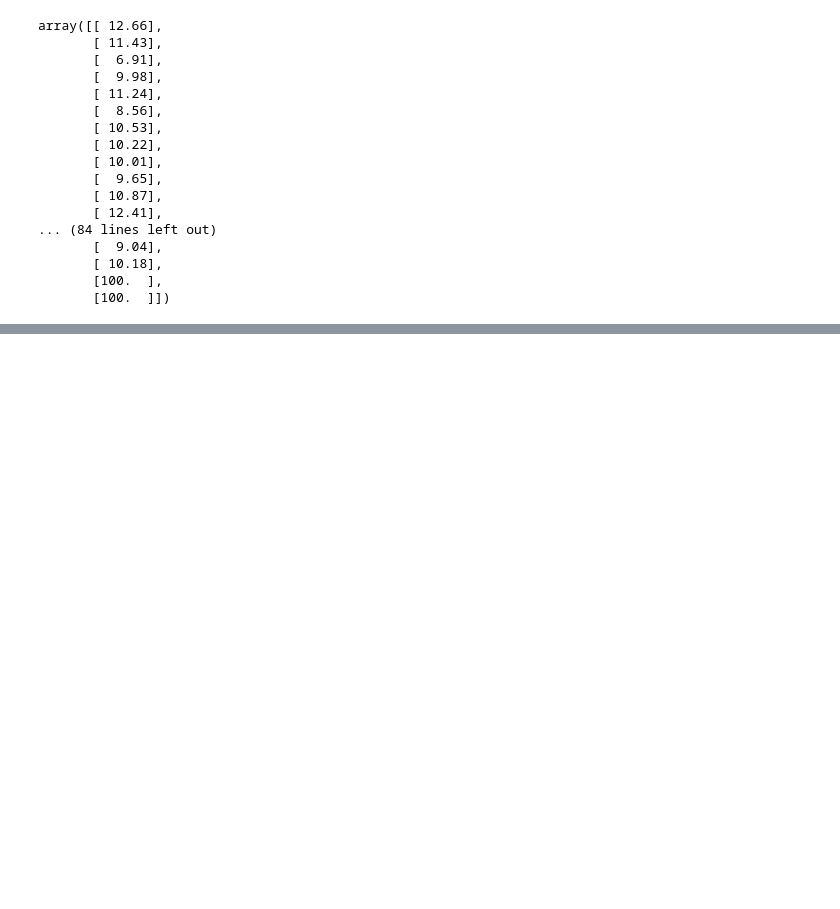
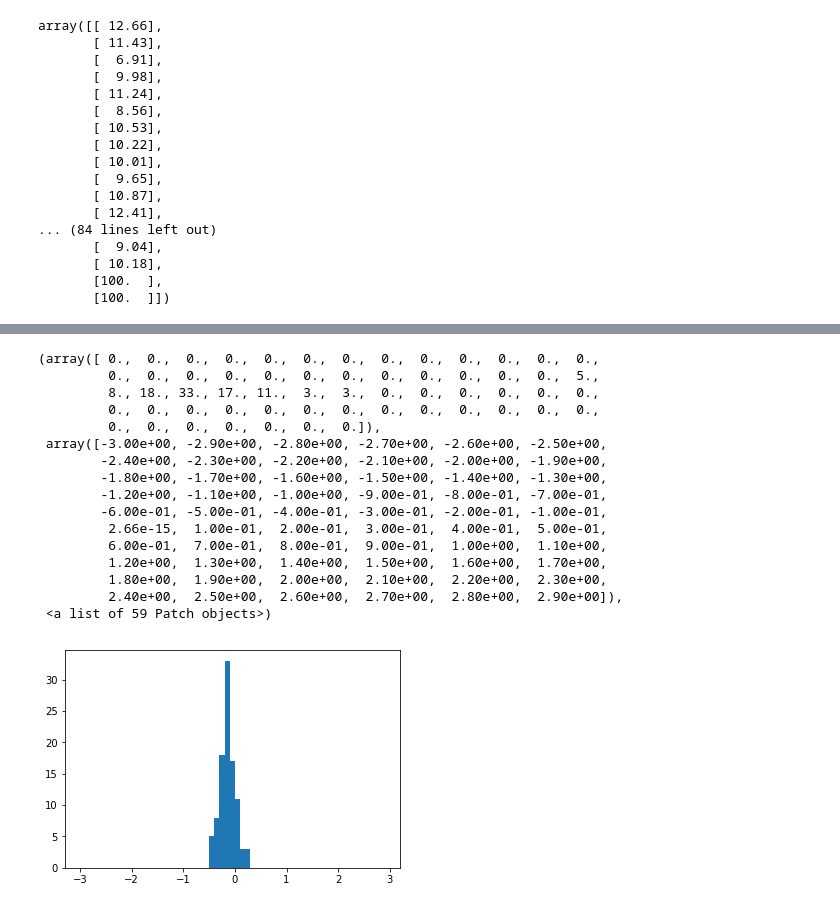
Before and after one commit to seraph92/data_analysis, a Jupyter notebook: py_data_analysis.ipynb, the cells around one changed output, grey strips where cells are left out. Cells and saved outputs as stored; diff of their text form; code cells hidden in the pictures; blank space fills up the shorter version.

```diff
--- a/py_data_analysis.ipynb
+++ b/py_data_analysis.ipynb
@@ -109,0 +164,21 @@ NameError: name 'StandardScalar' is not defined
+# %%
+x_StandardScalar_zoomin = x_StandardScalar[x_StandardScalar < 5]
+plt.hist(x_StandardScalar_zoomin, bins=np.arange(-3.0, 3.0, 0.1))
+# %% [output]
+(array([ 0.,  0.,  0.,  0.,  0.,  0.,  0.,  0.,  0.,  0.,  0.,  0.,  0.,
+         0.,  0.,  0.,  0.,  0.,  0.,  0.,  0.,  0.,  0.,  0.,  0.,  5.,
+         8., 18., 33., 17., 11.,  3.,  3.,  0.,  0.,  0.,  0.,  0.,  0.,
+         0.,  0.,  0.,  0.,  0.,  0.,  0.,  0.,  0.,  0.,  0.,  0.,  0.,
+         0.,  0.,  0.,  0.,  0.,  0.,  0.]),
+ array([-3.00e+00, -2.90e+00, -2.80e+00, -2.70e+00, -2.60e+00, -2.50e+00,
+        -2.40e+00, -2.30e+00, -2.20e+00, -2.10e+00, -2.00e+00, -1.90e+00,
+        -1.80e+00, -1.70e+00, -1.60e+00, -1.50e+00, -1.40e+00, -1.30e+00,
+        -1.20e+00, -1.10e+00, -1.00e+00, -9.00e-01, -8.00e-01, -7.00e-01,
+        -6.00e-01, -5.00e-01, -4.00e-01, -3.00e-01, -2.00e-01, -1.00e-01,
+         2.66e-15,  1.00e-01,  2.00e-01,  3.00e-01,  4.00e-01,  5.00e-01,
+         6.00e-01,  7.00e-01,  8.00e-01,  9.00e-01,  1.00e+00,  1.10e+00,
+         1.20e+00,  1.30e+00,  1.40e+00,  1.50e+00,  1.60e+00,  1.70e+00,
+         1.80e+00,  1.90e+00,  2.00e+00,  2.10e+00,  2.20e+00,  2.30e+00,
+         2.40e+00,  2.50e+00,  2.60e+00,  2.70e+00,  2.80e+00,  2.90e+00]),
+ <a list of 59 Patch objects>)
+[figure, added]
```
Also changed, not shown: parts of 14 cells of this notebook, 1 other file.
